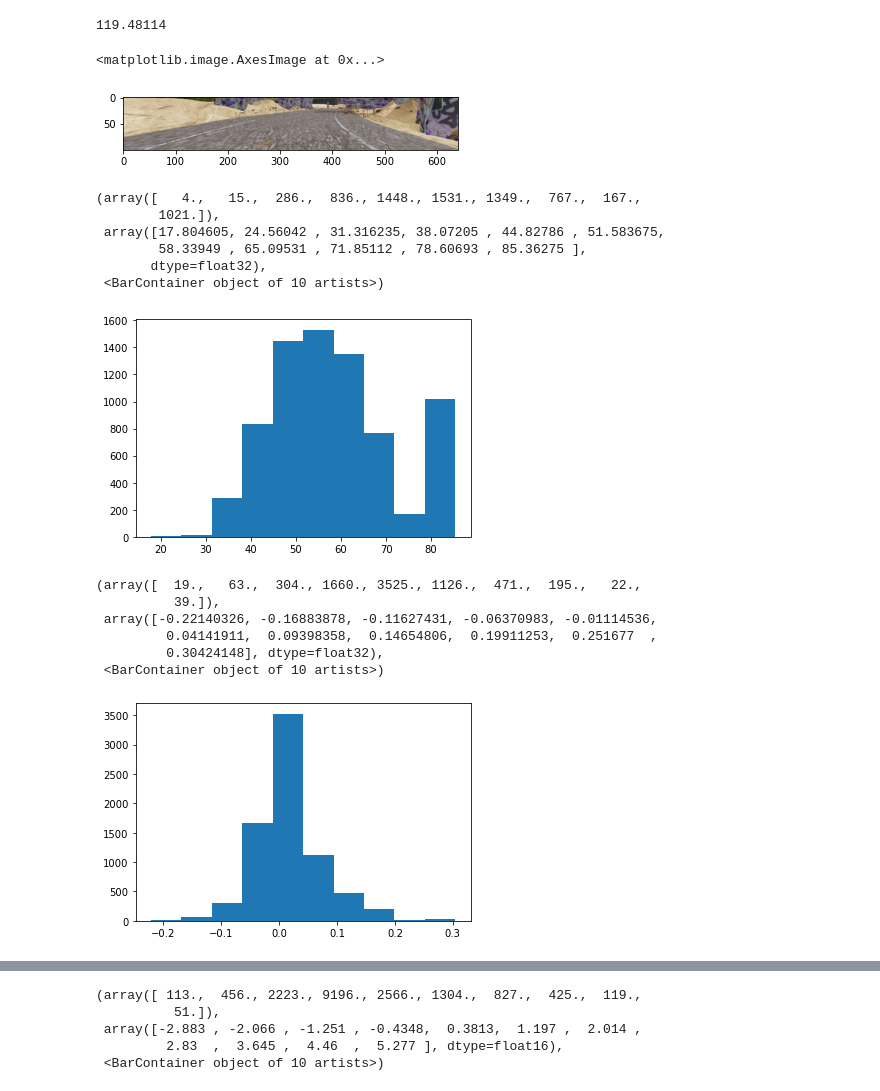
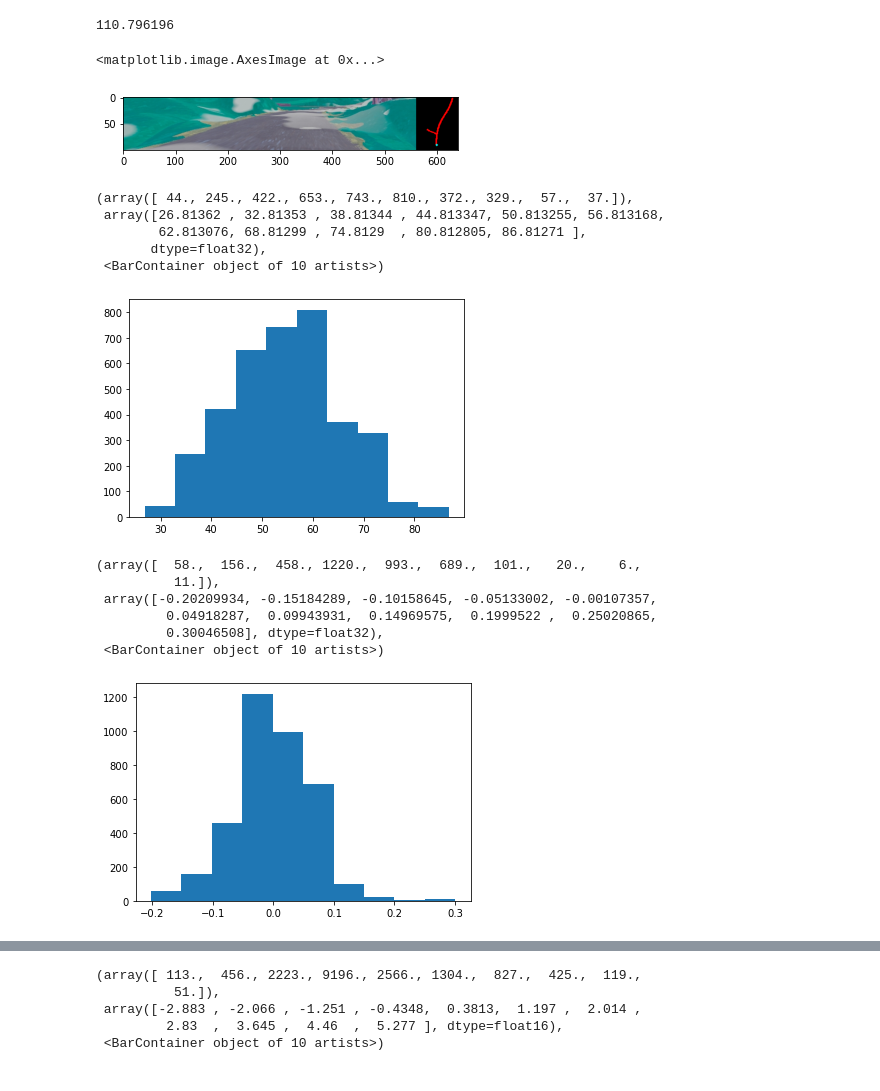
Before and after one commit to rgilman33/bespoke, a Jupyter notebook: nb/dataloader_test.ipynb, the cells around one changed output, grey strips where cells are left out. Saved outputs shown, nothing was run; the diff lists cells and outputs as text; code cells hidden in the pictures.

```diff
--- a/nb/dataloader_test.ipynb
+++ b/nb/dataloader_test.ipynb
@@ -28,37 +28,36 @@ array([ 7.1269827,  8.12484  ,  8.857363 , 10.859917 ,  8.859789 ,
 # %%
 set_should_stop(True)
 # %%
-dataloader = BlenderDataloader("trn", 64)
+dataloader = BlenderDataloader("trn", 32)
 # %%
 dataloader.get_obs_per_second()
 # %% [output]
-119.48114
+110.796196
 # %%
-ix = 1
+ix = 4
 plt.imshow(dataloader.img_chunk[ix][0])
 # %% [output]
 <matplotlib.image.AxesImage at 0x...>
-[figure, old version]
+[figure, new version]
 # %%
 plt.hist(dataloader.aux_chunk[:,:,2].flatten())
 # %% [output]
-(array([   4.,   15.,  286.,  836., 1448., 1531., 1349.,  767.,  167.,
-        1021.]),
- array([17.804605, 24.56042 , 31.316235, 38.07205 , 44.82786 , 51.583675,
-        58.33949 , 65.09531 , 71.85112 , 78.60693 , 85.36275 ],
+(array([ 44., 245., 422., 653., 743., 810., 372., 329.,  57.,  37.]),
+ array([26.81362 , 32.81353 , 38.81344 , 44.813347, 50.813255, 56.813168,
+        62.813076, 68.81299 , 74.8129  , 80.812805, 86.81271 ],
        dtype=float32),
  <BarContainer object of 10 artists>)
-[figure, old version]
+[figure, new version]
 # %%
 plt.hist(dataloader.targets_chunk[:,:,14].flatten())
 # %% [output]
-(array([  19.,   63.,  304., 1660., 3525., 1126.,  471.,  195.,   22.,
-          39.]),
- array([-0.22140326, -0.16883878, -0.11627431, -0.06370983, -0.01114536,
-         0.04141911,  0.09398358,  0.14654806,  0.19911253,  0.251677  ,
-         0.30424148], dtype=float32),
+(array([  58.,  156.,  458., 1220.,  993.,  689.,  101.,   20.,    6.,
+          11.]),
+ array([-0.20209934, -0.15184289, -0.10158645, -0.05133002, -0.00107357,
+         0.04918287,  0.09943931,  0.14969575,  0.1999522 ,  0.25020865,
+         0.30046508], dtype=float32),
  <BarContainer object of 10 artists>)
-[figure, old version]
+[figure, new version]
 # %%
 %%time
 batch, is_first_in_seq = dataloader.get_batch()
```
Also changed, not shown: parts of 5 cells of this notebook, 7 other files.
